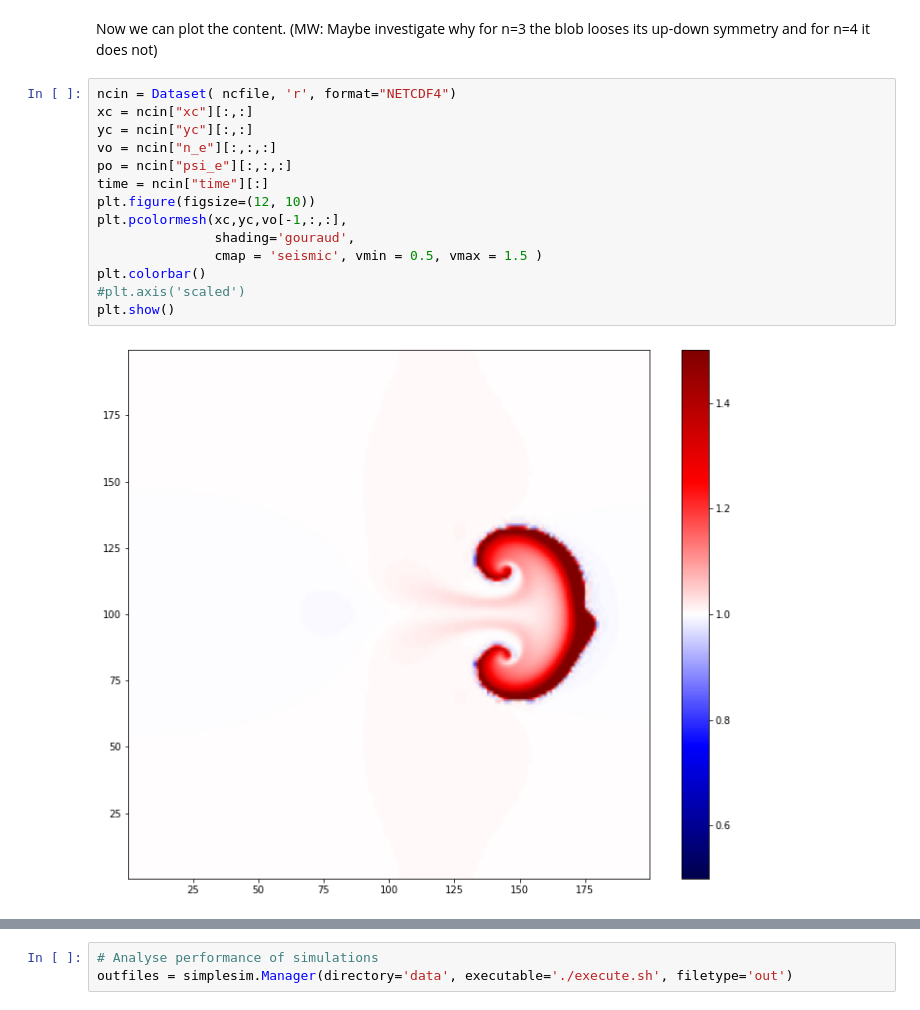
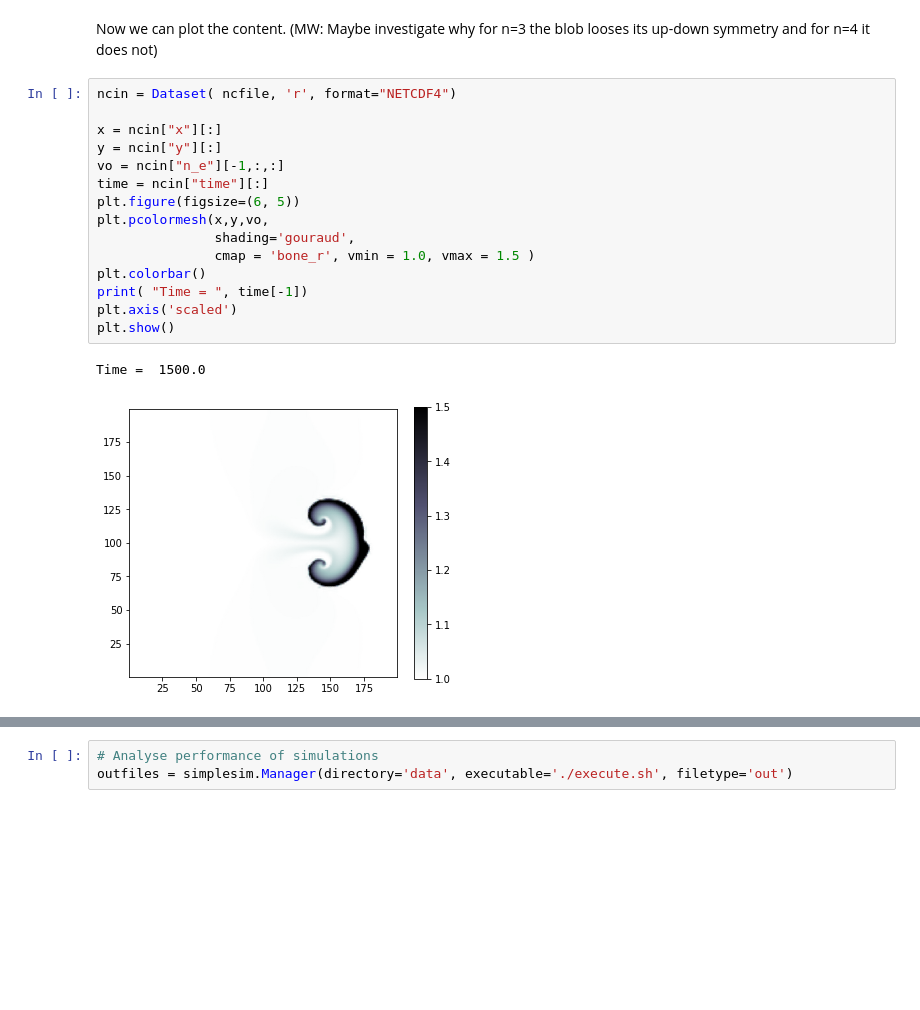
Before and after one commit to mwiesenberger/impurities, a Jupyter notebook: first_plot.ipynb, the cells around one changed output, grey strips where cells are left out. Saved outputs shown, nothing was run; the diff lists cells and outputs as text; blank space fills up the shorter version.

```diff
--- a/first_plot.ipynb
+++ b/first_plot.ipynb
@@ -183,20 +184,22 @@ weights (192, 192)      Gaussian Integration weights
 Now we can plot the content. (MW: Maybe investigate why for n=3 the blob looses its up-down symmetry and for n=4 it does not)
 # %%
 ncin = Dataset( ncfile, 'r', format="NETCDF4")
-xc = ncin["xc"][:,:]
-yc = ncin["yc"][:,:]
-vo = ncin["n_e"][:,:,:]
-po = ncin["psi_e"][:,:,:]
+
+x = ncin["x"][:]
+y = ncin["y"][:]
+vo = ncin["n_e"][-1,:,:]
 time = ncin["time"][:]
-plt.figure(figsize=(12, 10))
-plt.pcolormesh(xc,yc,vo[-1,:,:],
+plt.figure(figsize=(6, 5))
+plt.pcolormesh(x,y,vo,
                shading='gouraud',
-               cmap = 'seismic', vmin = 0.5, vmax = 1.5 )
+               cmap = 'bone_r', vmin = 1.0, vmax = 1.5 )
 plt.colorbar()
-#plt.axis('scaled')
+print( "Time = ", time[-1])
+plt.axis('scaled')
 plt.show()
 # %% [output]
+Time =  1500.0
-[figure, old version]
+[figure, new version]
 # %%
 #  plot center of mass velocity
 weights= ncin["weights"][:,:]
```
Also changed, not shown: parts of 6 cells of this notebook, 1 other file.
